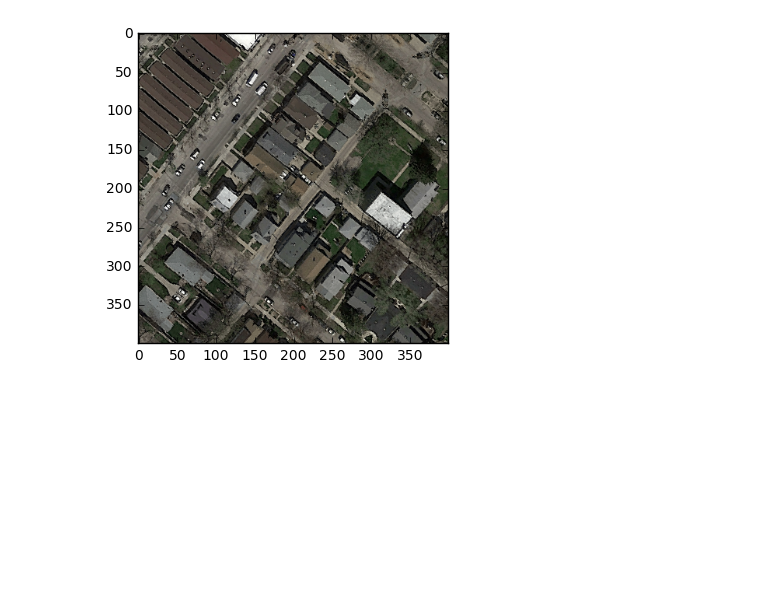
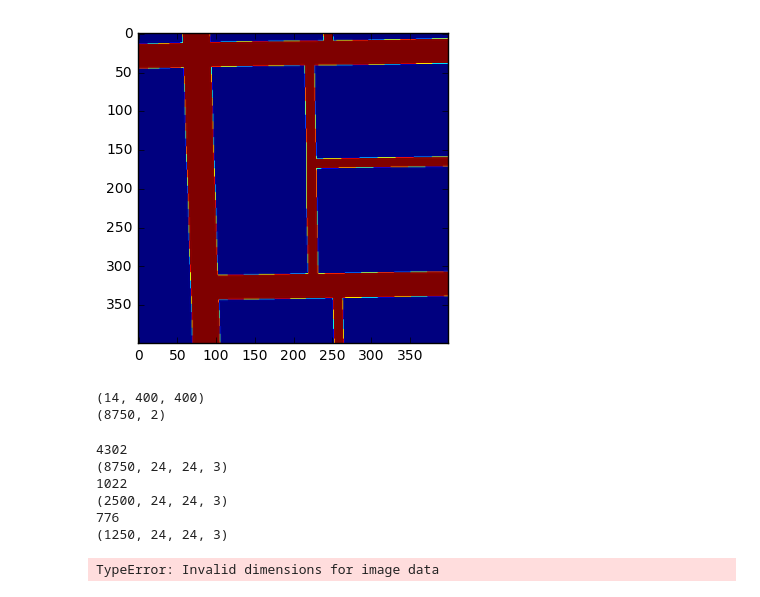
Before and after one commit to njroussel/RoadSegmentation, a Jupyter notebook: roateImages.ipynb, the cells around one changed output. Cells and saved outputs as stored; diff of their text form; code cells hidden in the pictures; blank space fills up the shorter version.

```diff
--- a/roateImages.ipynb
+++ b/roateImages.ipynb
@@ -9,7 +10,7 @@ label_data_filename = data_dir + 'groundtruth/'
 # Extract it into numpy arrays.
 FILE_REGEX = "satImage_%.3d"
 # %%
-train_images, label_images = read_rotate_images(train_data_filename, label_data_filename, 20, FILE_REGEX)
+sat_images, label_images = read_images(train_data_filename, label_data_filename, 20, FILE_REGEX)
 print("hello")
 # %% [output]
 Loading training/images/satImage_001.png
@@ -32,5 +40,22 @@ hello
+# %%
+perm_indices = numpy.random.permutation(range(sat_images.shape[0]))
+train_limit = int(VALIDATION_TRAIN_PERC * len(perm_indices))
+val_limit = int(VALIDATION_VAL_PERC * len(perm_indices))
+
+train_data = sat_images[perm_indices[0:train_limit]]
+train_data, means, stds = standardize(train_data)
+train_labels = label_images[perm_indices[0:train_limit]]
+train_size = train_labels.shape[0]
+
+validation_data = sat_images[perm_indices[train_limit:train_limit + val_limit]]
+validation_data, _, _ = standardize(validation_data, means=means, stds=stds)
+validation_labels = label_images[perm_indices[train_limit:train_limit + val_limit]]
+
+test_data = sat_images[perm_indices[train_limit + val_limit:]]
+test_data, _, _ = standardize(test_data, means=means, stds=stds)
+test_labels = label_images[perm_indices[train_limit + val_limit:]]
 # %%
-plt.imshow(train_images[8])
+plt.imshow(train_labels[0])
 plt.show()
 # %% [output]
-[figure, old version]
+[figure, new version]
@@ -36,0 +71,24 @@ plt.show()
+# %%
+print(train_labels.shape)
+print(patches_train_labels.shape)
+#plt.imshow(train_labels[0])
+#plt.show()
+# %% [output]
+(14, 400, 400)
+(8750, 2)
+# %%
+train_data, train_labels = balance_data(train_data, train_labels)
+validation_data, validation_labels = balance_data(validation_data, validation_labels)
+test_data, test_labels = balance_data(test_data, test_labels)
+# %% [output]
+4302
+(8750, 24, 24, 3)
+1022
+(2500, 24, 24, 3)
+776
+(1250, 24, 24, 3)
+# %%
+plt.imshow(train_labels[0])
+plt.show()
+# %% [output]
+TypeError: Invalid dimensions for image data
```
Also changed, not shown: parts of 3 cells of this notebook.
